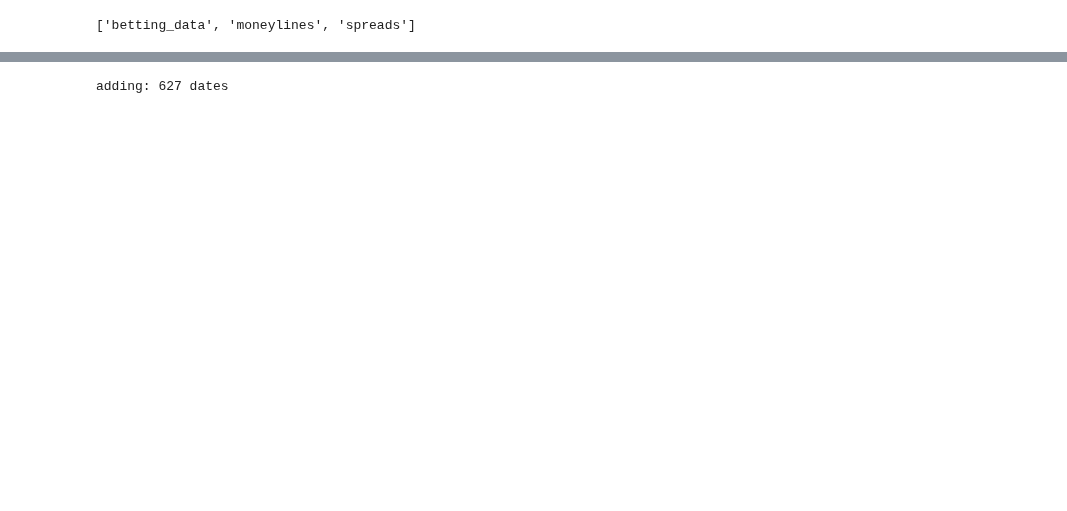
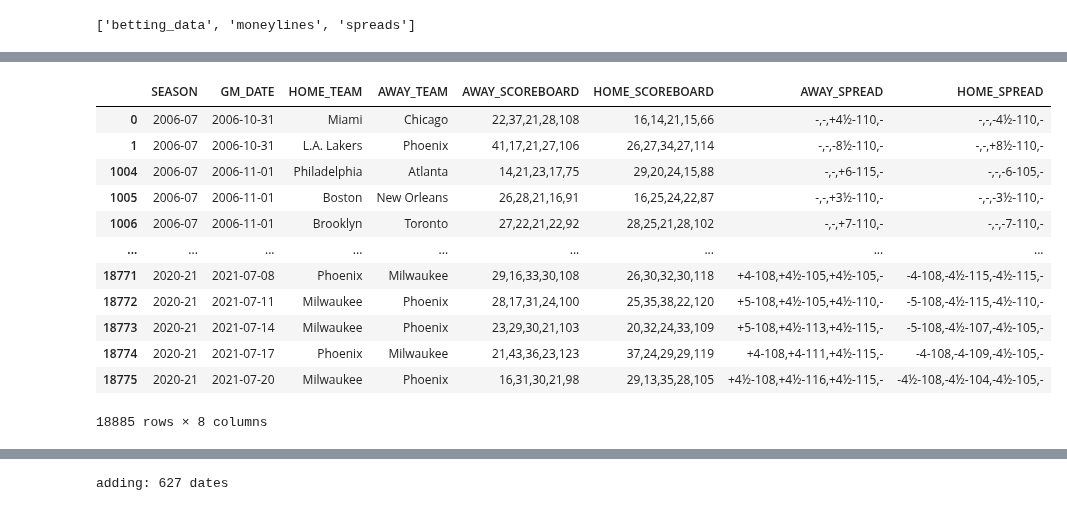
Before and after one commit to jnish23/NBA_Model, a Jupyter notebook: notebooks/ScrapingBettingLinesSelenium.ipynb, the cells around one changed output, grey strips where cells are left out. Drawn from its saved outputs; the diff is of its cells as text; code cells hidden in the pictures; blank space fills up the shorter version.

```diff
--- a/notebooks/ScrapingBettingLinesSelenium.ipynb
+++ b/notebooks/ScrapingBettingLinesSelenium.ipynb
@@ -529,0 +913,20 @@ def update_spread_data(conn, season = 2021 ):
+# %%
+connection = sqlite3.connect("../data/nba.db")
+
+spreads = pd.read_sql("SELECT * FROM spreads", connection)
+
+spreads.sort_values('GM_DATE')
+# %% [output]
+|  | SEASON | GM_DATE | HOME_TEAM | AWAY_TEAM | AWAY_SCOREBOARD | HOME_SCOREBOARD | AWAY_SPREAD | HOME_SPREAD |
+| 0 | 2006-07 | 2006-10-31 | Miami | Chicago | 22,37,21,28,108 | 16,14,21,15,66 | -,-,+4½-110,- | -,-,-4½-110,- |
+| 1 | 2006-07 | 2006-10-31 | L.A. Lakers | Phoenix | 41,17,21,27,106 | 26,27,34,27,114 | -,-,-8½-110,- | -,-,+8½-110,- |
+| 1004 | 2006-07 | 2006-11-01 | Philadelphia | Atlanta | 14,21,23,17,75 | 29,20,24,15,88 | -,-,+6-115,- | -,-,-6-105,- |
+| 1005 | 2006-07 | 2006-11-01 | Boston | New Orleans | 26,28,21,16,91 | 16,25,24,22,87 | -,-,+3½-110,- | -,-,-3½-110,- |
+| 1006 | 2006-07 | 2006-11-01 | Brooklyn | Toronto | 27,22,21,22,92 | 28,25,21,28,102 | -,-,+7-110,- | -,-,-7-110,- |
+| ... | ... | ... | ... | ... | ... | ... | ... | ... |
+| 18771 | 2020-21 | 2021-07-08 | Phoenix | Milwaukee | 29,16,33,30,108 | 26,30,32,30,118 | +4-108,+4½-105,+4½-105,- | -4-108,-4½-115,-4½-115,- |
+| 18772 | 2020-21 | 2021-07-11 | Milwaukee | Phoenix | 28,17,31,24,100 | 25,35,38,22,120 | +5-108,+4½-105,+4½-110,- | -5-108,-4½-115,-4½-110,- |
+| 18773 | 2020-21 | 2021-07-14 | Milwaukee | Phoenix | 23,29,30,21,103 | 20,32,24,33,109 | +5-108,+4½-113,+4½-115,- | -5-108,-4½-107,-4½-105,- |
+| 18774 | 2020-21 | 2021-07-17 | Phoenix | Milwaukee | 21,43,36,23,123 | 37,24,29,29,119 | +4-108,+4-111,+4½-115,- | -4-108,-4-109,-4½-105,- |
+| 18775 | 2020-21 | 2021-07-20 | Milwaukee | Phoenix | 16,31,30,21,98 | 29,13,35,28,105 | +4½-108,+4½-116,+4½-115,- | -4½-108,-4½-104,-4½-105,- |
+18885 rows × 8 columns
```
Also changed, not shown: parts of 42 cells of this notebook, 10 other files.
